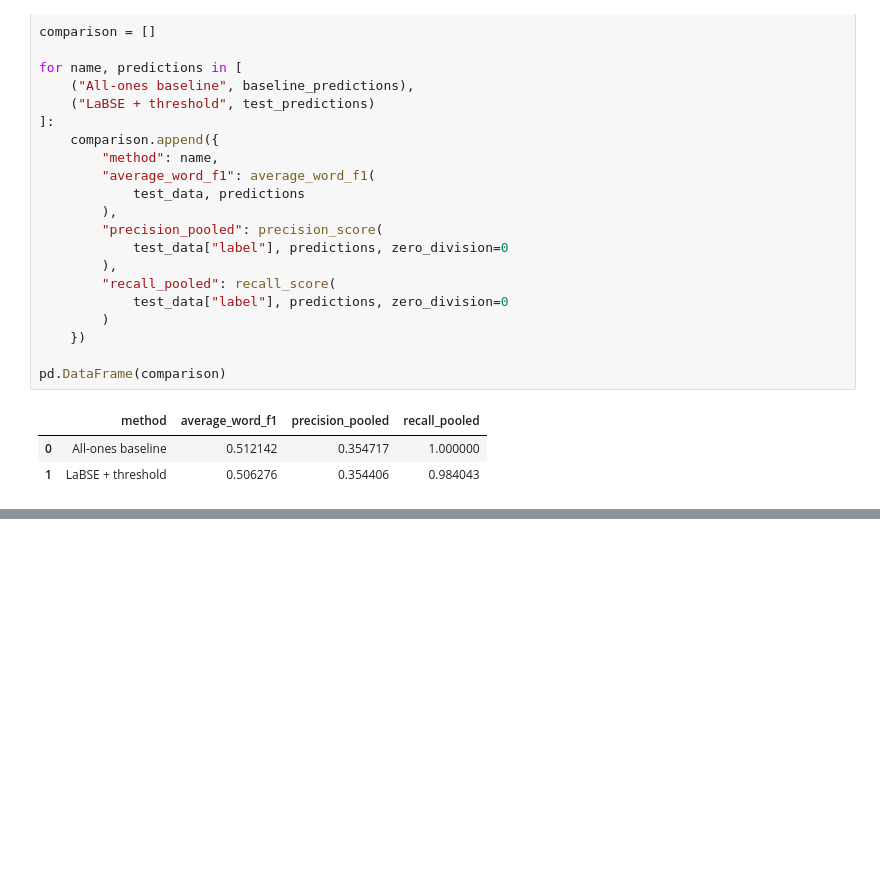
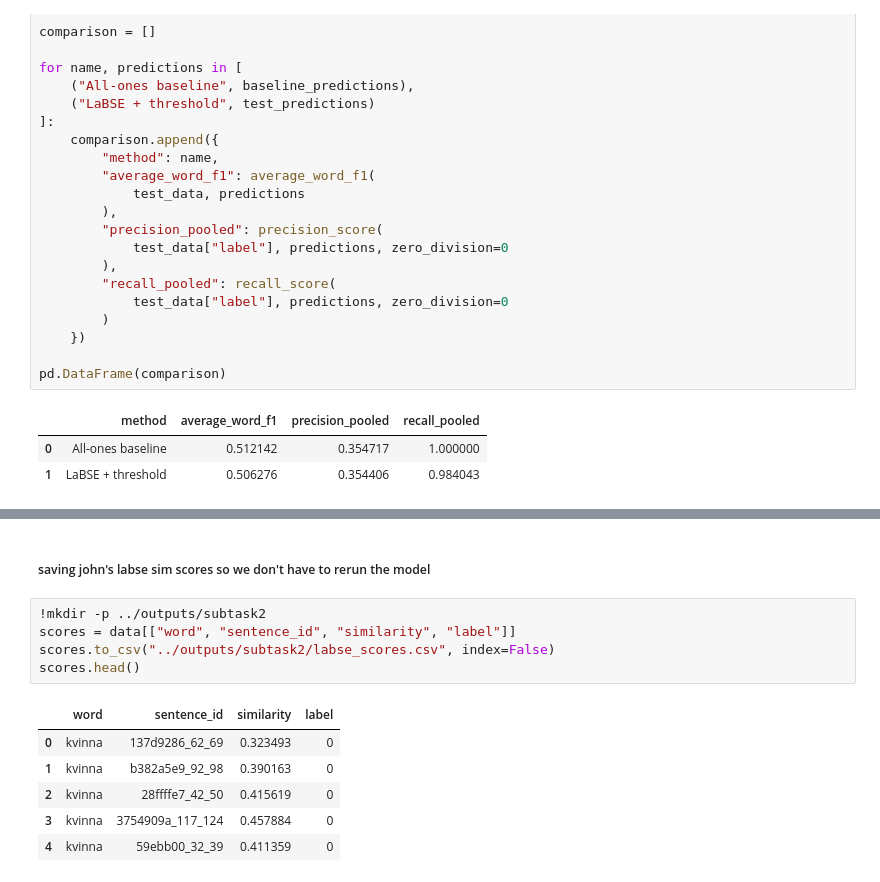
Before and after one commit to afridorian/semantic-change-over-time, a Jupyter notebook: src/swedish_subtask2.ipynb, the cells around one changed output, grey strips where cells are left out. Saved outputs shown, nothing was run; the diff lists cells and outputs as text; blank space fills up the shorter version.

```diff
--- a/src/swedish_subtask2.ipynb
+++ b/src/swedish_subtask2.ipynb
@@ -269,0 +309,14 @@ pd.DataFrame(comparison)
+# %% [markdown]
+##### saving john's labse sim scores so we don't have to rerun the model
+# %%
+!mkdir -p ../outputs/subtask2
+scores = data[["word", "sentence_id", "similarity", "label"]]
+scores.to_csv("../outputs/subtask2/labse_scores.csv", index=False)
+scores.head()
+# %% [output]
+|  | word | sentence_id | similarity | label |
+| 0 | kvinna | 137d9286_62_69 | 0.323493 | 0 |
+| 1 | kvinna | b382a5e9_92_98 | 0.390163 | 0 |
+| 2 | kvinna | 28ffffe7_42_50 | 0.415619 | 0 |
+| 3 | kvinna | 3754909a_117_124 | 0.457884 | 0 |
+| 4 | kvinna | 59ebb00_32_39 | 0.411359 | 0 |
```
Also changed, not shown: parts of 8 cells of this notebook.
